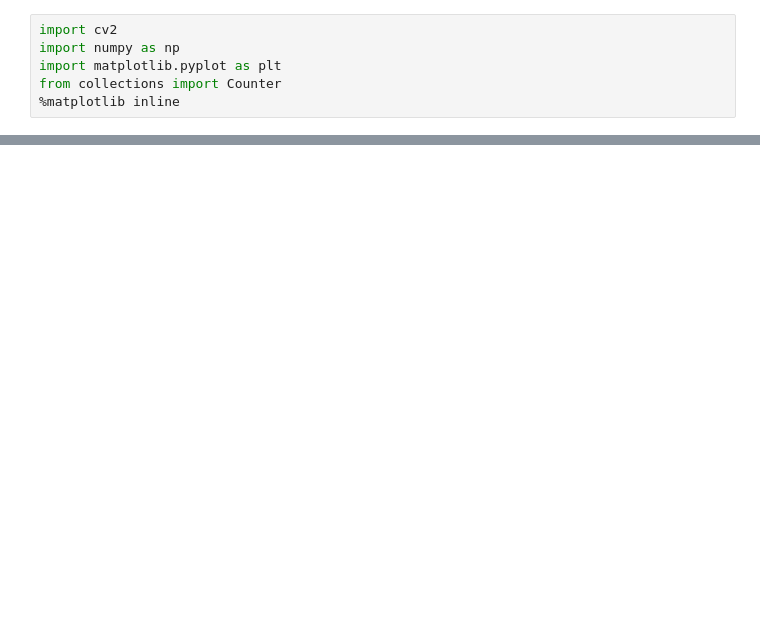
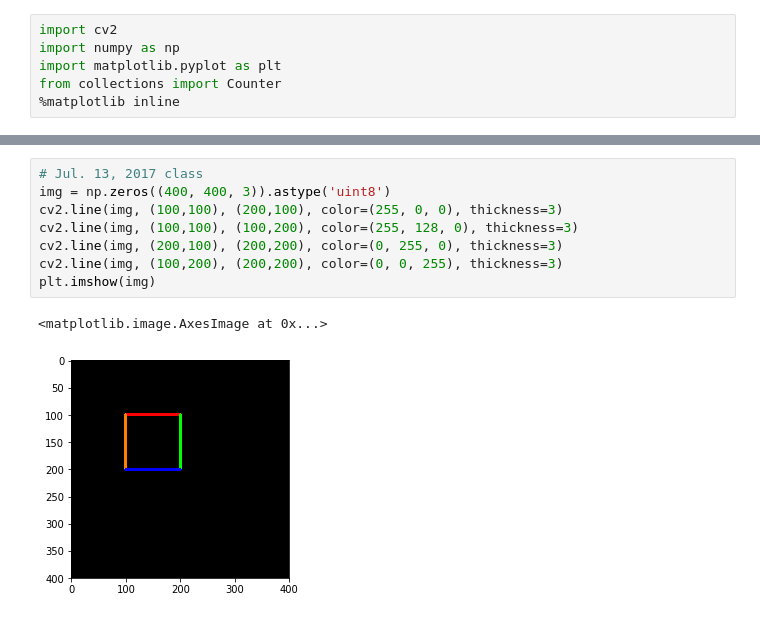
Before and after one commit to zsc/kid-programming, a Jupyter notebook: Sectors.ipynb, the cells around one changed output, grey strips where cells are left out. Drawn from its saved outputs; the diff is of its cells as text; blank space fills up the shorter version.

```diff
--- a/Sectors.ipynb
+++ b/Sectors.ipynb
@@ -25,0 +45,11 @@ plt.imshow(img)
+# %%
+# Jul. 13, 2017 class
+img = np.zeros((400, 400, 3)).astype('uint8')
+cv2.line(img, (100,100), (200,100), color=(255, 0, 0), thickness=3)
+cv2.line(img, (100,100), (100,200), color=(255, 128, 0), thickness=3)
+cv2.line(img, (200,100), (200,200), color=(0, 255, 0), thickness=3)
+cv2.line(img, (100,200), (200,200), color=(0, 0, 255), thickness=3)
+plt.imshow(img)
+# %% [output]
+<matplotlib.image.AxesImage at 0x...>
+[figure, added]
```
Also changed, not shown: parts of 3 cells of this notebook.
